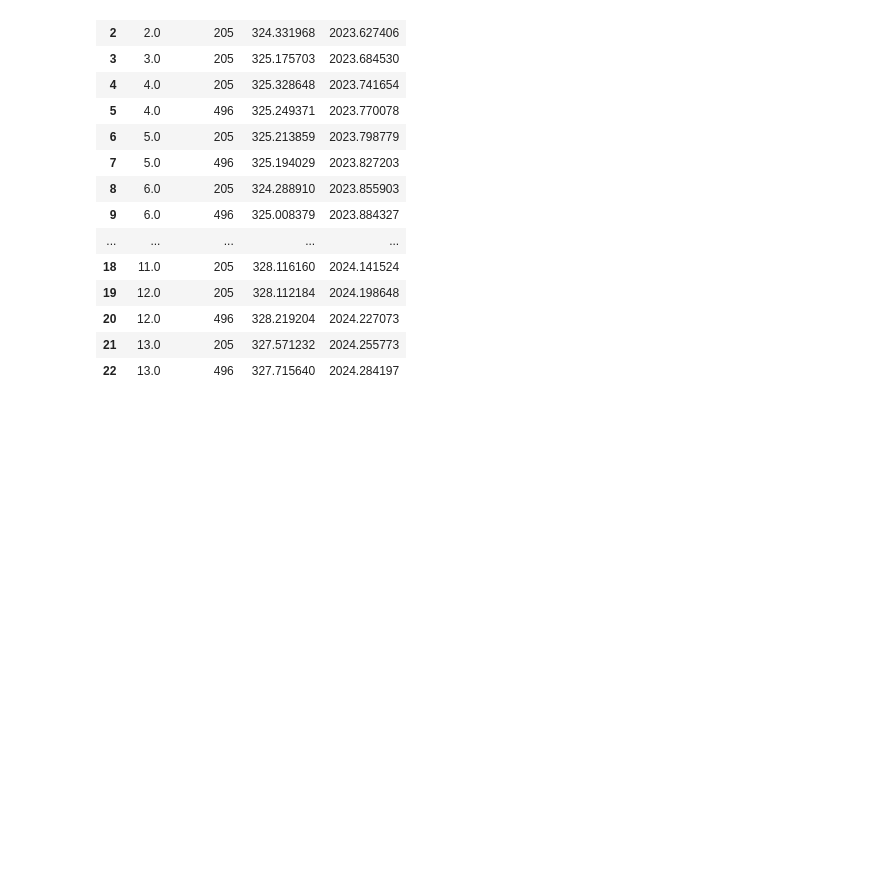
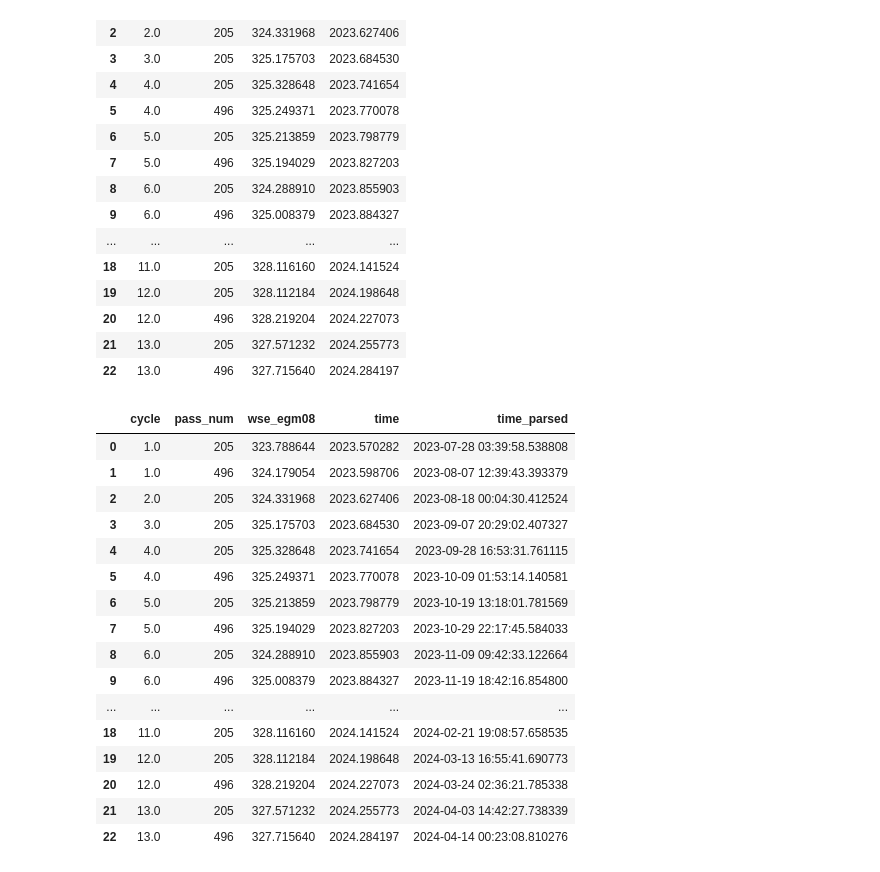
Before and after one commit to UW-SASWE/tmspp, a Jupyter notebook: notebooks/03.4-classification-swot-nadir-altimeter.ipynb, the cells around one changed output. Saved outputs shown, nothing was run; the diff lists cells and outputs as text; code cells hidden in the pictures; blank space fills up the shorter version.

Commit message:
swot nadir

```diff
--- a/notebooks/03.4-classification-swot-nadir-altimeter.ipynb
+++ b/notebooks/03.4-classification-swot-nadir-altimeter.ipynb
@@ -23,0 +34,6 @@ import hvplot.pandas
+# %%
+from dask.distributed import Client,  LocalCluster
+
+cluster = LocalCluster(n_workers=8, threads_per_worker=1)
+client = Client(cluster)
+client
@@ -24,9 +45,5 @@ import hvplot.pandas
 # %%
-dir = Path('/tiger1/pdas47/tmsosPP/data/swot_nadir_hlee')
-output_file_name = "Hoover"
-DataFolder = dir / 'raw_hoover'
-OutDataFolder = dir / 'output'
-
-pass_num = 496
-lat_min = 36.04
-lat_max = 36.11
+# dir = Path('/tiger1/pdas47/tmsosPP/data/swot_nadir_hlee')
+# output_file_name = "Hoover"
+# DataFolder = dir / 'raw_hoover'
+# OutDataFolder = dir / 'output'
@@ -533,5 +565,36 @@ elevations_avg
 | 20 | 12.0 | 496 | 328.219204 | 2024.227073 |
 | 21 | 13.0 | 205 | 327.571232 | 2024.255773 |
 | 22 | 13.0 | 496 | 327.715640 | 2024.284197 |
+# %%
+from datetime import datetime, timedelta
+
+def decimalyear_to_timestamp(time):
+    year = int(time)
+    rem = time - year
+    base = datetime(year, 1, 1)
+    result = base + timedelta(seconds=(base.replace(year=base.year + 1) - base).total_seconds() * rem)
+
+    return pd.Timestamp(result)
+
+elevations_avg['time_parsed'] = elevations_avg['time'].apply(decimalyear_to_timestamp)
+elevations_avg
+# %% [output]
+|  | cycle | pass_num | wse_egm08 | time | time_parsed |
+| 0 | 1.0 | 205 | 323.788644 | 2023.570282 | 2023-07-28 03:39:58.538808 |
+| 1 | 1.0 | 496 | 324.179054 | 2023.598706 | 2023-08-07 12:39:43.393379 |
+| 2 | 2.0 | 205 | 324.331968 | 2023.627406 | 2023-08-18 00:04:30.412524 |
+| 3 | 3.0 | 205 | 325.175703 | 2023.684530 | 2023-09-07 20:29:02.407327 |
+| 4 | 4.0 | 205 | 325.328648 | 2023.741654 | 2023-09-28 16:53:31.761115 |
+| 5 | 4.0 | 496 | 325.249371 | 2023.770078 | 2023-10-09 01:53:14.140581 |
+| 6 | 5.0 | 205 | 325.213859 | 2023.798779 | 2023-10-19 13:18:01.781569 |
+| 7 | 5.0 | 496 | 325.194029 | 2023.827203 | 2023-10-29 22:17:45.584033 |
+| 8 | 6.0 | 205 | 324.288910 | 2023.855903 | 2023-11-09 09:42:33.122664 |
+| 9 | 6.0 | 496 | 325.008379 | 2023.884327 | 2023-11-19 18:42:16.854800 |
+| ... | ... | ... | ... | ... | ... |
+| 18 | 11.0 | 205 | 328.116160 | 2024.141524 | 2024-02-21 19:08:57.658535 |
+| 19 | 12.0 | 205 | 328.112184 | 2024.198648 | 2024-03-13 16:55:41.690773 |
+| 20 | 12.0 | 496 | 328.219204 | 2024.227073 | 2024-03-24 02:36:21.785338 |
+| 21 | 13.0 | 205 | 327.571232 | 2024.255773 | 2024-04-03 14:42:27.738339 |
+| 22 | 13.0 | 496 | 327.715640 | 2024.284197 | 2024-04-14 00:23:08.810276 |
 # %%
 elevations_avg.hvplot(
```
Also changed, not shown: parts of 20 cells of this notebook.
